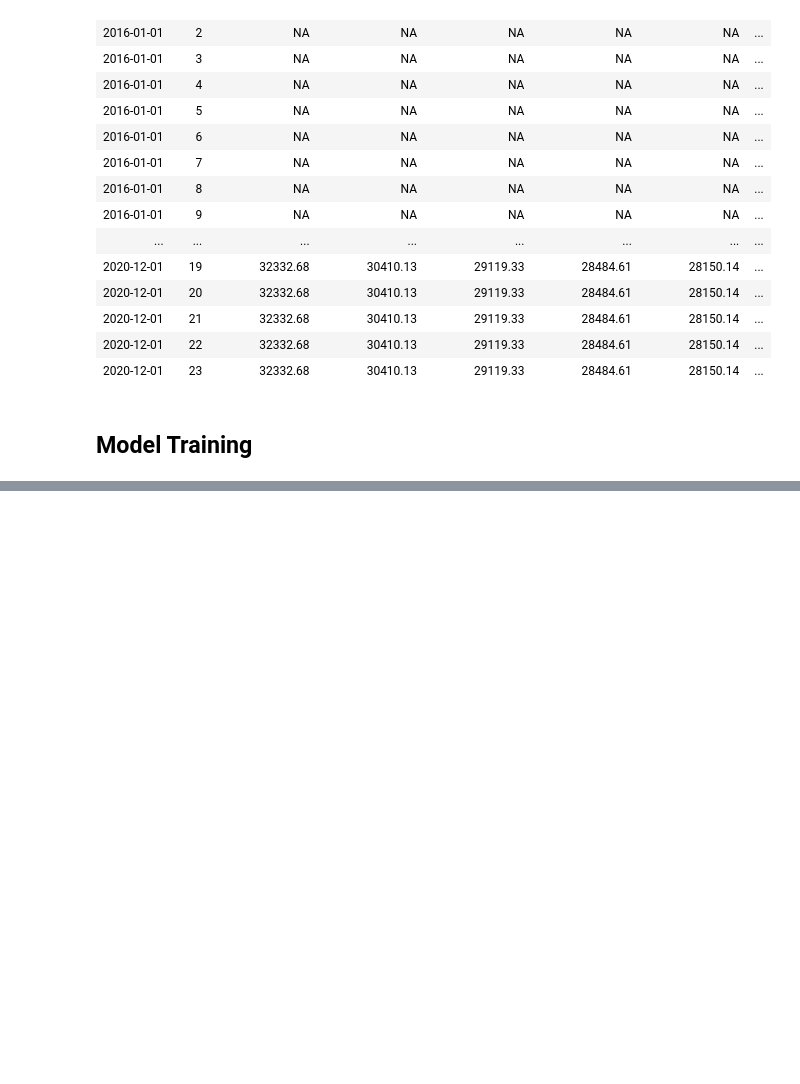
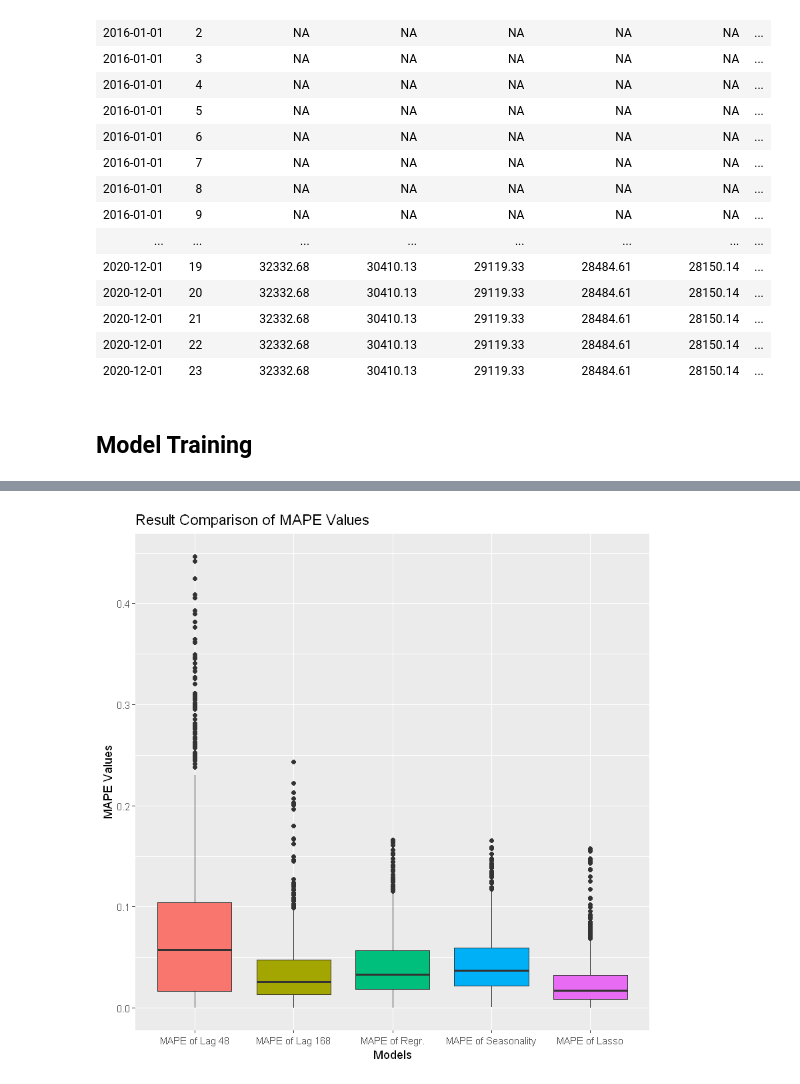
Before and after one commit to BU-IE-582/fall20-mbahadir, a Jupyter notebook: Homework3/Homework3.ipynb, the cells around one changed output, grey strips where cells are left out. Drawn from its saved outputs; the diff is of its cells as text; code cells hidden in the pictures; blank space fills up the shorter version.

```diff
--- a/Homework3/Homework3.ipynb
+++ b/Homework3/Homework3.ipynb
@@ -802,3 +864,8 @@ print(paste("MAPE values for Lag_48 results:",MAPE_48))
+# %%
+C_all_val=c(MAPE0c_reg_values,MAPE1c_reg_values,MAPE2c_reg_values,MAPE3c_reg_values,MAPE4c_reg_values,MAPE5c_reg_values,
+           MAPE6c_reg_values,MAPE7c_reg_values,MAPE8c_reg_values,MAPE9c_reg_values,MAPE10c_reg_values,MAPE11c_reg_values,
+           MAPE12c_reg_values,MAPE13c_reg_values,MAPE14c_reg_values,MAPE15c_reg_values,MAPE16c_reg_values,MAPE17c_reg_values,
+           MAPE18c_reg_values,MAPE19c_reg_values,MAPE20c_reg_values,MAPE21c_reg_values,MAPE22c_reg_values,MAPE23c_reg_values)
 # %% [markdown]
 # PART D
 # %%
@@ -1005,0 +1210,30 @@ MAPE(test_d0$consumption, predictions_train)
+# %%
+MAPE0d_reg_values=as.vector(abs(((hour0_test$consumption-predicts_hour0)/predicts_hour0)))
+MAPE1d_reg_values=as.vector(abs(((hour1_test$consumption-predicts_hour1)/predicts_hour1)))
+MAPE2d_reg_values=as.vector(abs(((hour2_test$consumption-predicts_hour2)/predicts_hour2)))
+MAPE3d_reg_values=as.vector(abs(((hour3_test$consumption-predicts_hour3)/predicts_hour3)))
+MAPE4d_reg_values=as.vector(abs(((hour4_test$consumption-predicts_hour4)/predicts_hour4)))
+MAPE5d_reg_values=as.vector(abs(((hour5_test$consumption-predicts_hour5)/predicts_hour5)))
+MAPE6d_reg_values=as.vector(abs(((hour6_test$consumption-predicts_hour6)/predicts_hour6)))
+MAPE7d_reg_values=as.vector(abs(((hour7_test$consumption-predicts_hour7)/predicts_hour7)))
+MAPE8d_reg_values=as.vector(abs(((hour8_test$consumption-predicts_hour8)/predicts_hour8)))
+MAPE9d_reg_values=as.vector(abs(((hour9_test$consumption-predicts_hour9)/predicts_hour9)))
+MAPE10d_reg_values=as.vector(abs(((hour10_test$consumption-predicts_hour10)/predicts_hour10)))
+MAPE11d_reg_values=as.vector(abs(((hour11_test$consumption-predicts_hour11)/predicts_hour11)))
+MAPE12d_reg_values=as.vector(abs(((hour12_test$consumption-predicts_hour12)/predicts_hour12)))
+MAPE13d_reg_values=as.vector(abs(((hour13_test$consumption-predicts_hour13)/predicts_hour13)))
+MAPE14d_reg_values=as.vector(abs(((hour14_test$consumption-predicts_hour14)/predicts_hour14)))
+MAPE15d_reg_values=as.vector(abs(((hour15_test$consumption-predicts_hour15)/predicts_hour15)))
+MAPE16d_reg_values=as.vector(abs(((hour16_test$consumption-predicts_hour16)/predicts_hour16)))
+MAPE17d_reg_values=as.vector(abs(((hour17_test$consumption-predicts_hour17)/predicts_hour17)))
+MAPE18d_reg_values=as.vector(abs(((hour18_test$consumption-predicts_hour18)/predicts_hour18)))
+MAPE19d_reg_values=as.vector(abs(((hour19_test$consumption-predicts_hour19)/predicts_hour19)))
+MAPE20d_reg_values=as.vector(abs(((hour20_test$consumption-predicts_hour20)/predicts_hour20)))
+MAPE21d_reg_values=as.vector(abs(((hour21_test$consumption-predicts_hour21)/predicts_hour21)))
+MAPE22d_reg_values=as.vector(abs(((hour22_test$consumption-predicts_hour22)/predicts_hour22)))
+MAPE23d_reg_values=as.vector(abs(((hour23_test$consumption-predicts_hour23)/predicts_hour23)))
+# %%
+D_all_val=c(MAPE0d_reg_values,MAPE1d_reg_values,MAPE2d_reg_values,MAPE3d_reg_values,MAPE4d_reg_values,MAPE5d_reg_values,
+           MAPE6d_reg_values,MAPE7d_reg_values,MAPE8d_reg_values,MAPE9d_reg_values,MAPE10d_reg_values,MAPE11d_reg_values,
+           MAPE12d_reg_values,MAPE13d_reg_values,MAPE14d_reg_values,MAPE15d_reg_values,MAPE16d_reg_values,MAPE17d_reg_values,
+           MAPE18d_reg_values,MAPE19d_reg_values,MAPE20d_reg_values,MAPE21d_reg_values,MAPE22d_reg_values,MAPE23d_reg_values)
@@ -1005,0 +1262,3 @@ MAPE(test_d0$consumption, predictions_train)
+# %%
+MAPE_dt=data.table("MAPE of Lag 48"=MAPE_48_values,"MAPE of Lag 168"=MAPE_168_values,"MAPE of Regr."=MAPE_reg_values,"MAPE of Seasonality"=C_all_val ,"MAPE of Lasso"=D_all_val)
+melted_dt=melt(MAPE_dt)
@@ -1005,0 +1268,5 @@ MAPE(test_d0$consumption, predictions_train)
+# %%
+ggplot(melted_dt,aes(x=variable,y=value,fill=variable))+geom_boxplot(position=position_dodge())+
+        theme(legend.position = "none")+ggtitle("Result Comparison of MAPE Values")+xlab("Models")+ylab("MAPE Values")
+# %% [output]
+[figure, added]
```
Also changed, not shown: parts of 81 cells of this notebook.
